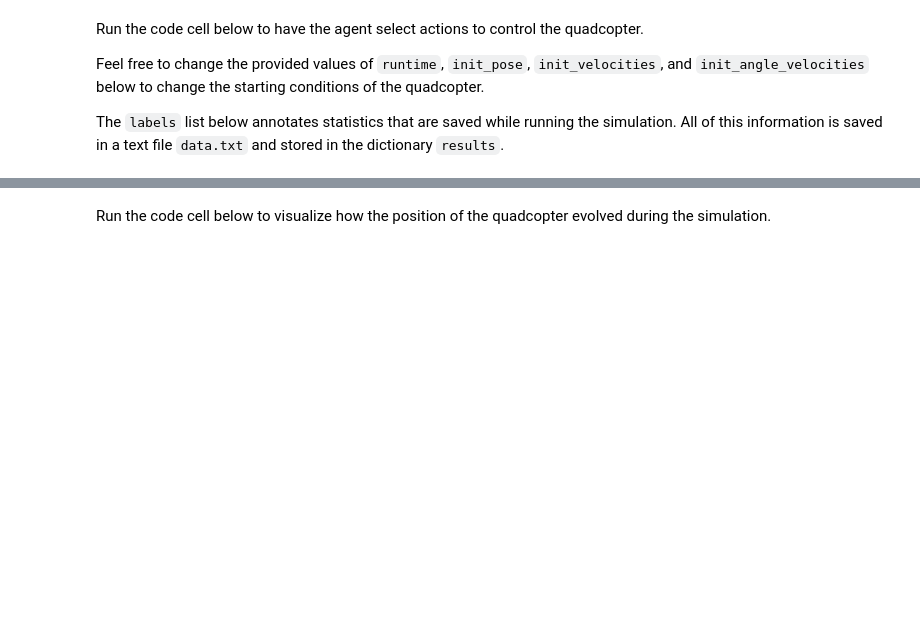
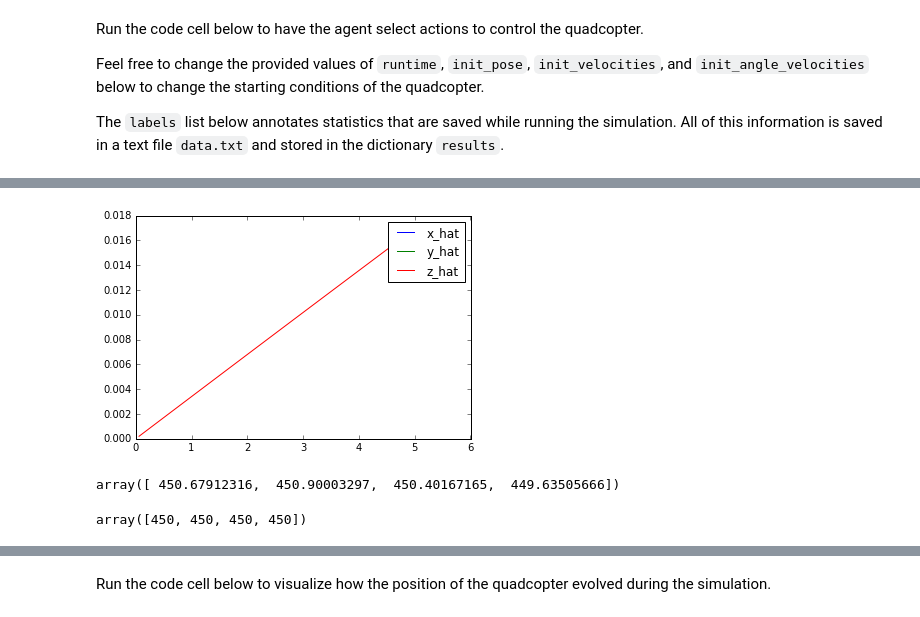
Before and after one commit to ChrisProgramming2018/Udacity, a Jupyter notebook: Quadcop/Quadcopter_Project.ipynb, the cells around one changed output, grey strips where cells are left out. Drawn from its saved outputs; the diff is of its cells as text; code cells hidden in the pictures; blank space fills up the shorter version.

```diff
--- a/Quadcop/Quadcopter_Project.ipynb
+++ b/Quadcop/Quadcopter_Project.ipynb
@@ -91,0 +109,13 @@ next_state.shape
+# %%
+plot_velocity(results)
+# %% [output]
+[figure, added]
+# %%
+anoise.sample()
+# %% [output]
+array([ 450.67912316,  450.90003297,  450.40167165,  449.63505666])
+# %%
+rotor_speeds = np.array([ 450,  450,  450,  450])
+rotor_speeds
+# %% [output]
+array([450, 450, 450, 450])
```
Also changed, not shown: parts of 59 cells of this notebook.
